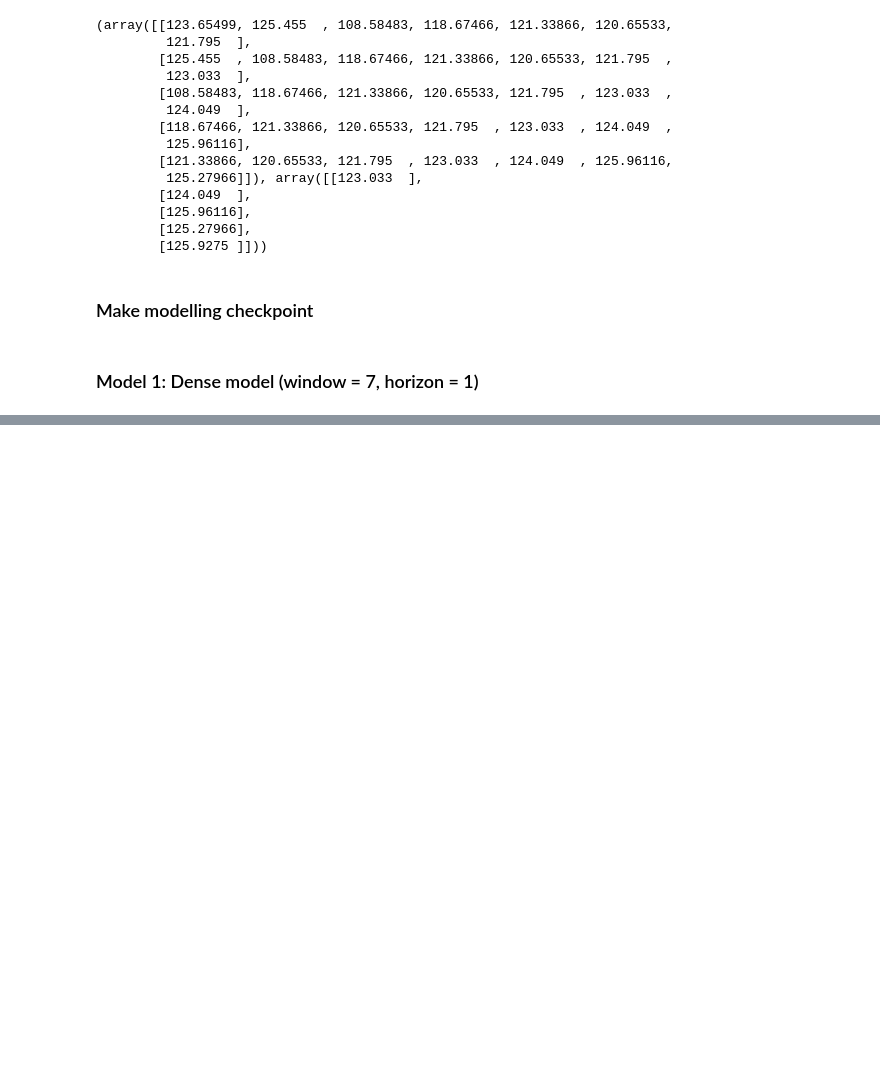
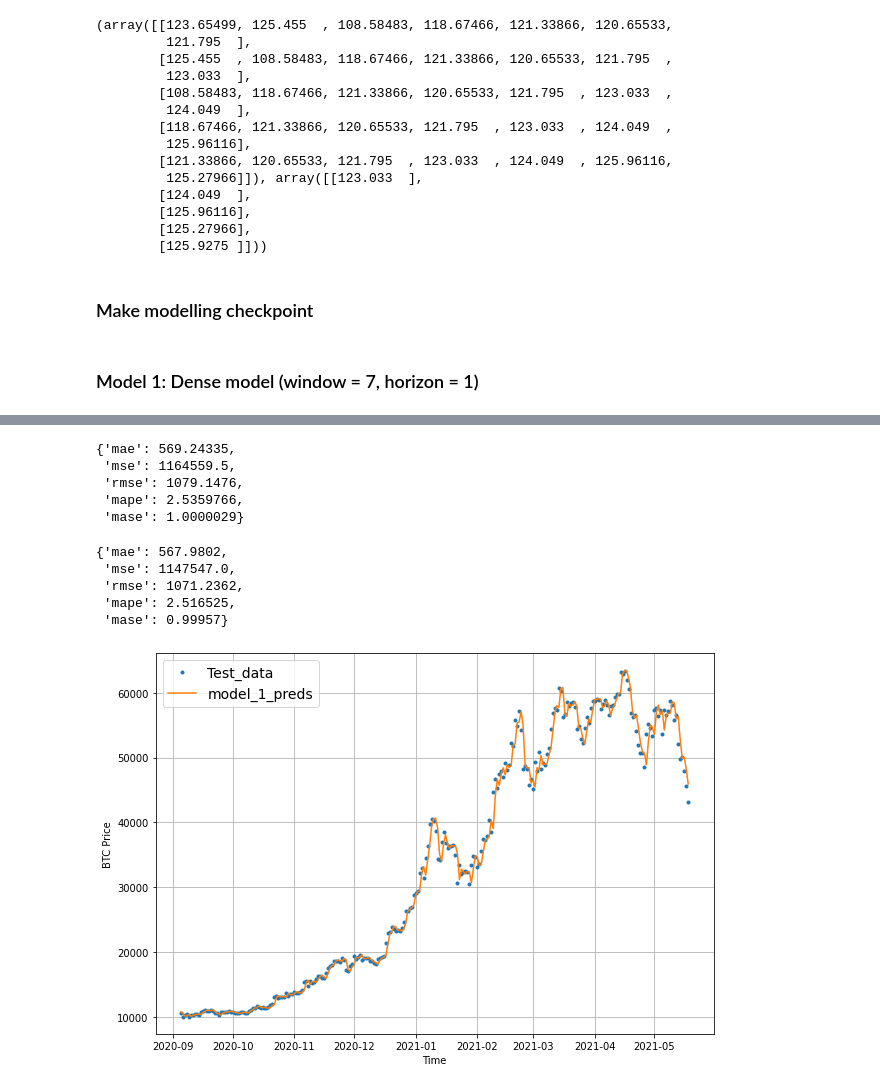
Before and after one commit to shubh-mishra/Time_Series_Forecasting-with-TensorFlow, a Jupyter notebook: TSF_with_TF.ipynb, the cells around one changed output, grey strips where cells are left out. Saved outputs shown, nothing was run; the diff lists cells and outputs as text; code cells hidden in the pictures; blank space fills up the shorter version.

Commit message:
Added: Making forecast with model 1

```diff
--- a/TSF_with_TF.ipynb
+++ b/TSF_with_TF.ipynb
@@ -427,0 +482,5 @@ def create_model_checkpoint(model_name, save_path="model_experiments"):
+# %%
+# Load in saved best performing model_1 and evaluate on test data
+
+model_1 = tf.keras.models.load_model("model_experiments/model_1_dense")
+model_1.evaluate(test_windows, test_labels)
@@ -427,0 +492,11 @@ def create_model_checkpoint(model_name, save_path="model_experiments"):
+# %%
+def make_preds(model, input_data):
+
+  forecast = model.predict(input_data)
+
+  return tf.squeeze(forecast)
+# %%
+# Make prediction using model_1 on the test dataset and view the results
+
+model_1_preds = make_preds(model_1, test_windows)
+len(model_1_preds), model_1_preds[:10]
@@ -427,0 +508,29 @@ def create_model_checkpoint(model_name, save_path="model_experiments"):
+# %%
+# Evaluate preds
+
+model_1_results = evaluate_preds(y_true=tf.squeeze(test_labels),
+                                 y_pred=model_1_preds)
+model_1_results
+# %% [output]
+{'mae': 569.24335,
+ 'mse': 1164559.5,
+ 'rmse': 1079.1476,
+ 'mape': 2.5359766,
+ 'mase': 1.0000029}
+# %%
+naive_results
+# %% [output]
+{'mae': 567.9802,
+ 'mse': 1147547.0,
+ 'rmse': 1071.2362,
+ 'mape': 2.516525,
+ 'mase': 0.99957}
+# %%
+# Visualizing the result
+
+offset = 300
+plt.figure(figsize=(10, 7))
+plot_time_series(timesteps=X_test[-len(test_windows):], values=test_labels[:,0], start=offset, label="Test_data")
+plot_time_series(timesteps=X_test[-len(test_windows):], values=model_1_preds, start=offset, format="-", label="model_1_preds")
+# %% [output]
+[figure, added]
```
Also changed, not shown: parts of 7 cells of this notebook.
